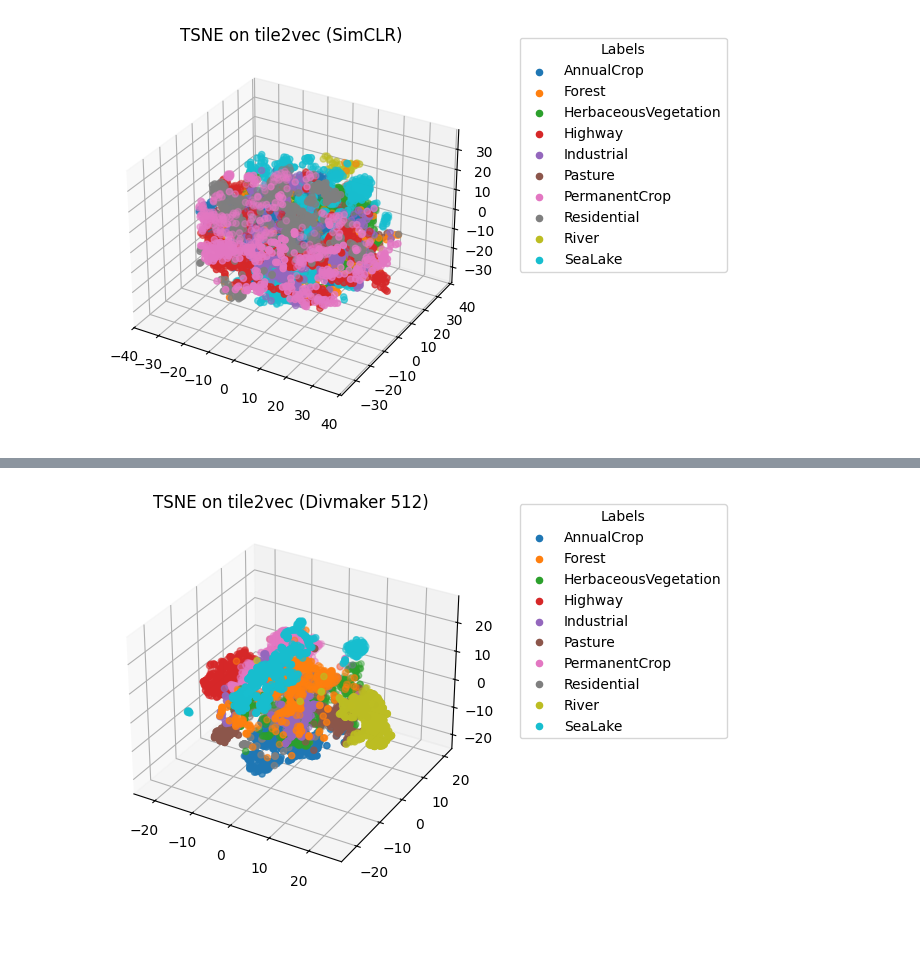
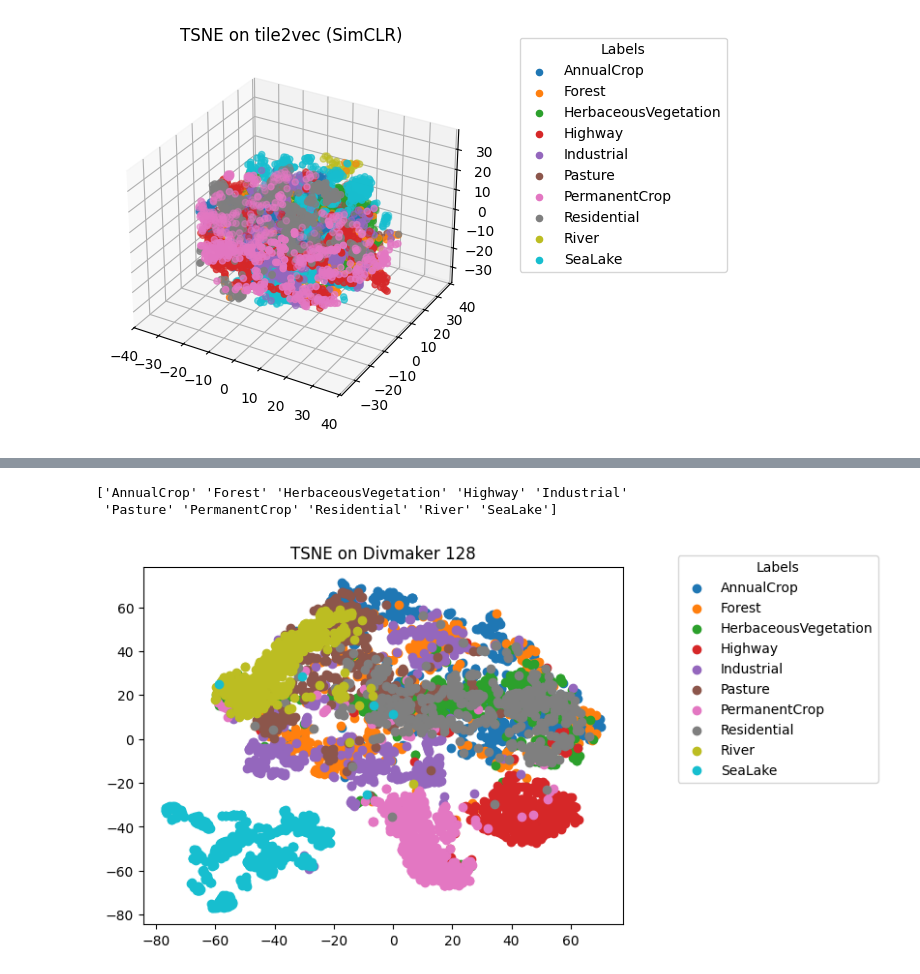
Before and after one commit to FilipLangiewicz/WB_projekt, a Jupyter notebook: code/divmaker/eval.ipynb, the cells around one changed output, grey strips where cells are left out. Drawn from its saved outputs; the diff is of its cells as text; code cells hidden in the pictures; blank space fills up the shorter version.

```diff
--- a/code/divmaker/eval.ipynb
+++ b/code/divmaker/eval.ipynb
@@ -230,7 +232,7 @@ def vizualize_tsne_2d(X:np.ndarray, y:np.ndarray, text = "", **kwargs) -> None:
     for label in np.unique(plot_data['label']).tolist():
         x_plot,y_plot,lab = (plot_data.loc[plot_data['label']==label,0],plot_data.loc[plot_data['label']==label,1],plot_data.loc[plot_data['label']==label,'label'])
         ax.scatter(x_plot, y_plot, label = lab)
-    ax.set_title(f"TSNE on tile2vec ({text})")
+    ax.set_title(f"TSNE on {text}")
     print(np.unique(y_valtest_text))
     ax.legend(np.unique(y_valtest_text), title = "Labels", bbox_to_anchor = (1.1,1.05))
 
@@ -468,0 +593,4 @@ vizualize_tsne_2d(X, y, text = "Divmaker 512", perplexity = 30, random_state = 2
+# %%
+config_str = "config/eurosat/pretrain_eurosat_simclr_neutral_ad.json"
+
+system = load_from_config(config_str, "epoch=199-step=17199.ckpt")
@@ -468,0 +640,10 @@ vizualize_tsne_2d(X, y, text = "Divmaker 512", perplexity = 30, random_state = 2
+# %%
+train_dataset, val_dataset = datasets.get_image_datasets(
+            config.data_params.dataset,
+            default_augmentations=False,
+            resize_imagenet_to_32=config.data_params.resize_imagenet_to_32 or False,
+            mask=False,  # Don't mask during transfer.
+            zscore=config.data_params.zscore or False,
+        )
+# %%
+X, y = create_embeddings_divmaker(system, val_dataset.dataset, z_dim=128)
@@ -469,4 +670,6 @@ vizualize_tsne_2d(X, y, text = "Divmaker 512", perplexity = 30, random_state = 2
 # %%
-vizualize_tsne_3d(X, y, text = "Divmaker 512", perplexity = 30, random_state = 2137, n_iter = 1500)
+vizualize_tsne_2d(X, y, text = "Divmaker 128", perplexity = 30, random_state = 2137, n_iter = 1500)
 # %% [output]
+['AnnualCrop' 'Forest' 'HerbaceousVegetation' 'Highway' 'Industrial'
+ 'Pasture' 'PermanentCrop' 'Residential' 'River' 'SeaLake']
-[figure, old version]
+[figure, new version]
```
Also changed, not shown: parts of 37 cells of this notebook, 9 other files.
